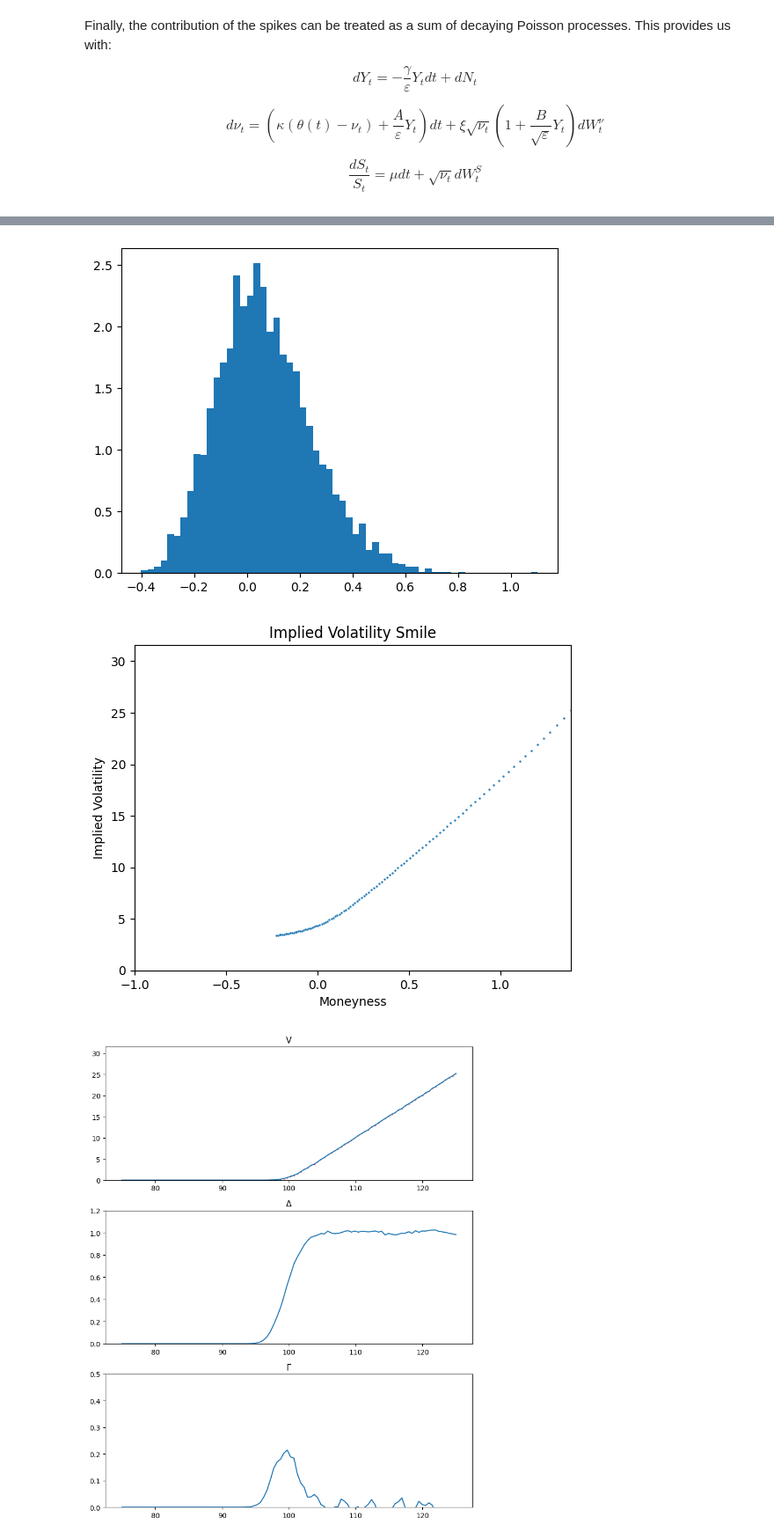
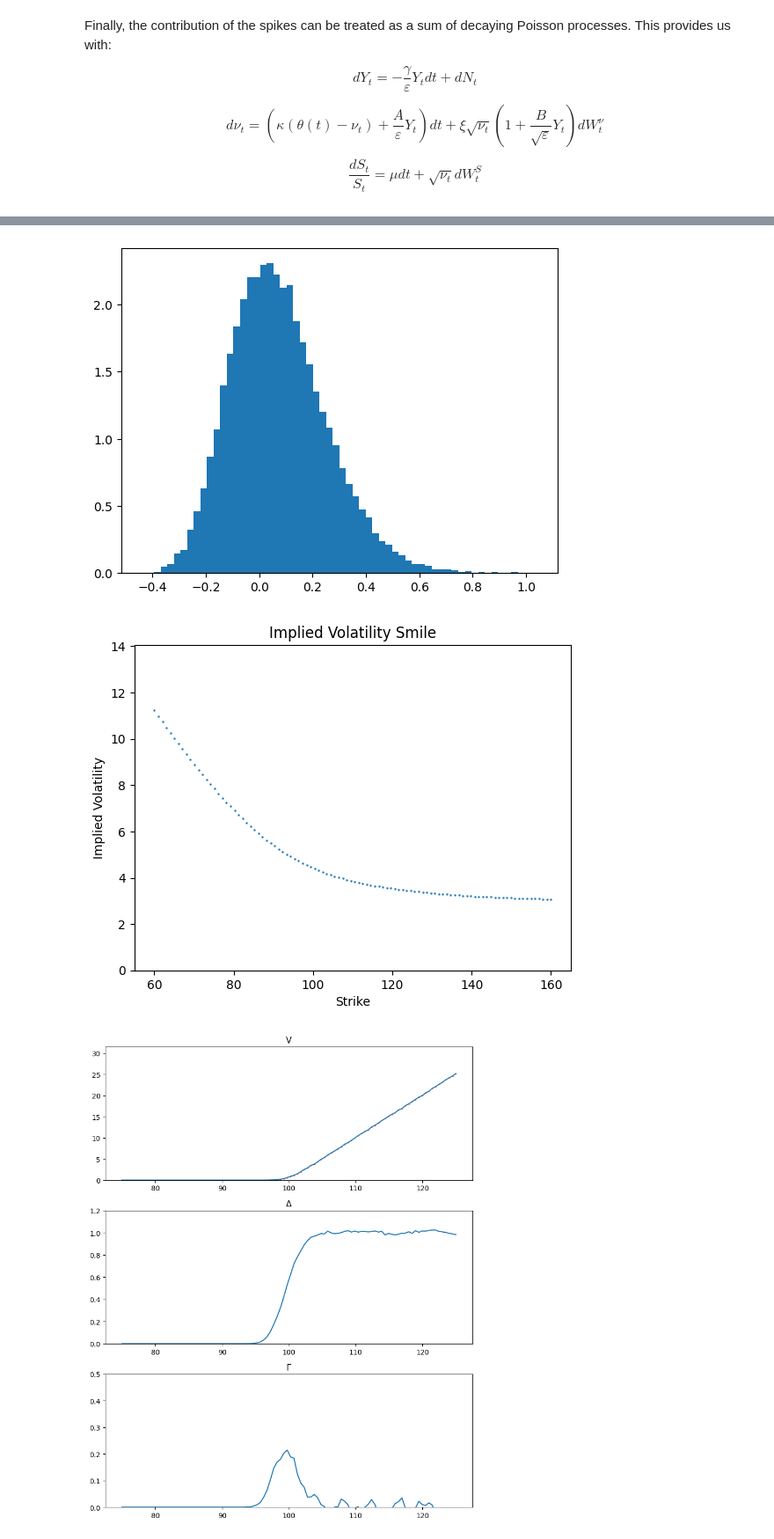
Before and after one commit to thomaskf99/m86, a Jupyter notebook: boundary_layer.ipynb, the cells around one changed output, grey strips where cells are left out. Shown at 88% size. Saved outputs shown, nothing was run; the diff lists cells and outputs as text; code cells hidden in the pictures.

```diff
--- a/boundary_layer.ipynb
+++ b/boundary_layer.ipynb
@@ -174,16 +174,16 @@ plt.show()
 # %%
 from tqdm import tqdm
-final_vals = np.zeros(4000)
-final_var = np.zeros(4000)
-for i in tqdm(range(4000)):
-    j = simulate_full_system(dt =1, rho = -.6, T = 390*252, mu=0.07/(252*6.5*60))
+final_vals = np.zeros(40000)
+final_var = np.zeros(40000)
+for i in tqdm(range(40000)):
+    j = simulate_full_system(dt =1, rho = .6, T = 390*252, mu=0.07/(252*6.5*60))
     final_vals[i] = j[0][-1]
     final_var[i] = j[1][-1]
 # %%
 plt.hist(final_vals/100-1, density = True, bins = 60)
 plt.show()
 # %% [output]
-[figure, old version]
+[figure, new version]
 # %%
 import numpy as np
 import matplotlib.pyplot as plt
@@ -196,7 +196,7 @@ r = .07                  # risk-free rate
 T = 390/(252 * 6.5 * 60)                # maturity (adjust if needed)
 
 # Strike grid
-K_vals = np.linspace(25, 125, 100)
+K_vals = np.linspace(60, 160, 100)
 
 # Monte Carlo call prices
 call_prices = np.array([
@@ -215,37 +215,37 @@ def implied_vol(price, S, K, T, r):
     # 1. Calculate the theoretical floor (Intrinsic Value)
     # intrinsic = max(0, S - K * np.exp(-r * T))
 
     # # 2. If the price is below intrinsic or too close to 0, IV is effectively 0 or Nan
     # if price <= intrinsic + 1e-7:
     #     return 0.0
 
     # 3. Define the objective function
     f = lambda sigma: bs_call(S, K, T, r, sigma) - price
     return brentq(f, -5, 50.0)
     # 4. Use a realistic search range (0.01% to 500% IV)
     # try:
     #     return brentq(f, -5, 50.0)
     # except ValueError as e:
     #     # This triggers if f(1e-6) and f(5.0) have the same sign
     #     print(e)
     #     return np.nan
 
 iv_vals = np.array([
     implied_vol(p, S0, K, T, r)
     for p, K in zip(call_prices, K_vals)
 ])
 
 # Plot volatility smile
 plt.figure()
-plt.scatter(np.log(S0/K_vals), iv_vals, s=.5)
-plt.xlabel("Moneyness")
+plt.scatter(K_vals, iv_vals, s=.5)
+plt.xlabel("Strike")
 plt.ylabel("Implied Volatility")
-plt.xlim(-1,np.log(S0/K_vals).max())
+# plt.xlim(-1,np.log(S0/K_vals).max())
 plt.ylim(0, iv_vals.max()*1.25)
 plt.title("Implied Volatility Smile")
 plt.show()
 # %% [output]
-[figure, old version]
+[figure, new version]
 # %%
 s_tests = np.linspace(75, 125, 100)
 K = 100
```
Also changed, not shown: parts of 1 cell of this notebook.
